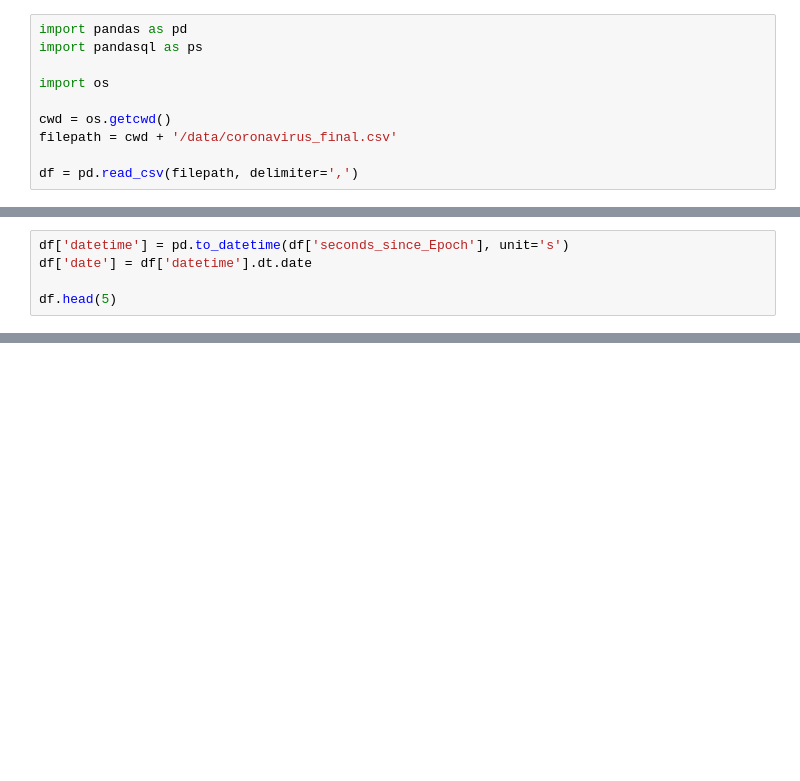
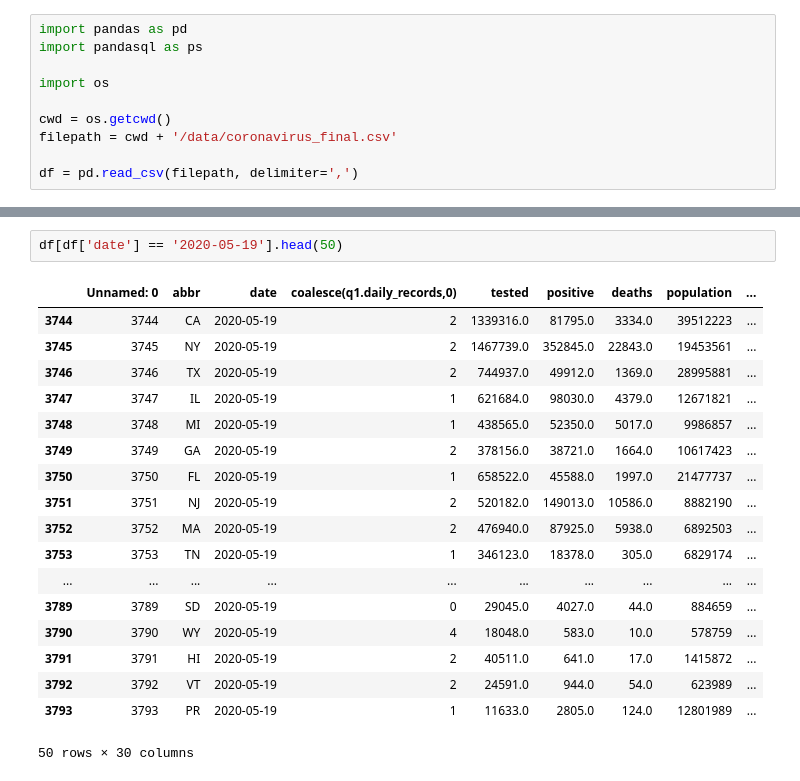
Before and after one commit to r0bert8841/simplec19dashboard, a Jupyter notebook: create_visualizations.ipynb, the cells around one changed output, grey strips where cells are left out. Cells and saved outputs as stored; diff of their text form; blank space fills up the shorter version.

```diff
--- a/create_visualizations.ipynb
+++ b/create_visualizations.ipynb
@@ -20,6 +20 @@ df.head(5)
 5 rows × 30 columns
-# %%
-df['datetime'] = pd.to_datetime(df['seconds_since_Epoch'], unit='s')
-df['date'] = df['datetime'].dt.date
-
-df.head(5)
@@ -33,0 +39,21 @@ df.head(5)
+# %%
+df[df['date'] == '2020-05-19'].head(50)
+# %% [output]
+|  | Unnamed: 0 | abbr | date | coalesce(q1.daily_records,0) | tested | positive | deaths | population | ... |
+| 3744 | 3744 | CA | 2020-05-19 | 2 | 1339316.0 | 81795.0 | 3334.0 | 39512223 | ... |
+| 3745 | 3745 | NY | 2020-05-19 | 2 | 1467739.0 | 352845.0 | 22843.0 | 19453561 | ... |
+| 3746 | 3746 | TX | 2020-05-19 | 2 | 744937.0 | 49912.0 | 1369.0 | 28995881 | ... |
+| 3747 | 3747 | IL | 2020-05-19 | 1 | 621684.0 | 98030.0 | 4379.0 | 12671821 | ... |
+| 3748 | 3748 | MI | 2020-05-19 | 1 | 438565.0 | 52350.0 | 5017.0 | 9986857 | ... |
+| 3749 | 3749 | GA | 2020-05-19 | 2 | 378156.0 | 38721.0 | 1664.0 | 10617423 | ... |
+| 3750 | 3750 | FL | 2020-05-19 | 1 | 658522.0 | 45588.0 | 1997.0 | 21477737 | ... |
+| 3751 | 3751 | NJ | 2020-05-19 | 2 | 520182.0 | 149013.0 | 10586.0 | 8882190 | ... |
+| 3752 | 3752 | MA | 2020-05-19 | 2 | 476940.0 | 87925.0 | 5938.0 | 6892503 | ... |
+| 3753 | 3753 | TN | 2020-05-19 | 1 | 346123.0 | 18378.0 | 305.0 | 6829174 | ... |
+| ... | ... | ... | ... | ... | ... | ... | ... | ... | ... |
+| 3789 | 3789 | SD | 2020-05-19 | 0 | 29045.0 | 4027.0 | 44.0 | 884659 | ... |
+| 3790 | 3790 | WY | 2020-05-19 | 4 | 18048.0 | 583.0 | 10.0 | 578759 | ... |
+| 3791 | 3791 | HI | 2020-05-19 | 2 | 40511.0 | 641.0 | 17.0 | 1415872 | ... |
+| 3792 | 3792 | VT | 2020-05-19 | 2 | 24591.0 | 944.0 | 54.0 | 623989 | ... |
+| 3793 | 3793 | PR | 2020-05-19 | 1 | 11633.0 | 2805.0 | 124.0 | 12801989 | ... |
+50 rows × 30 columns
```
Also changed, not shown: parts of 4 cells of this notebook, 4 other files.
